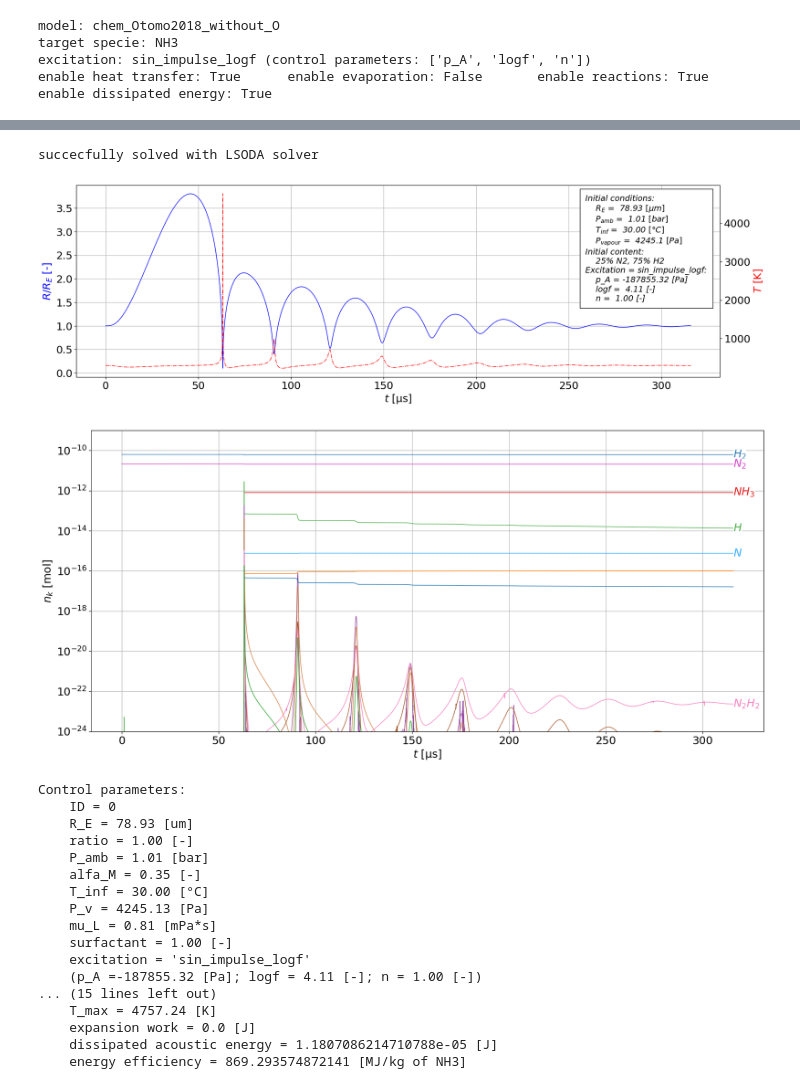
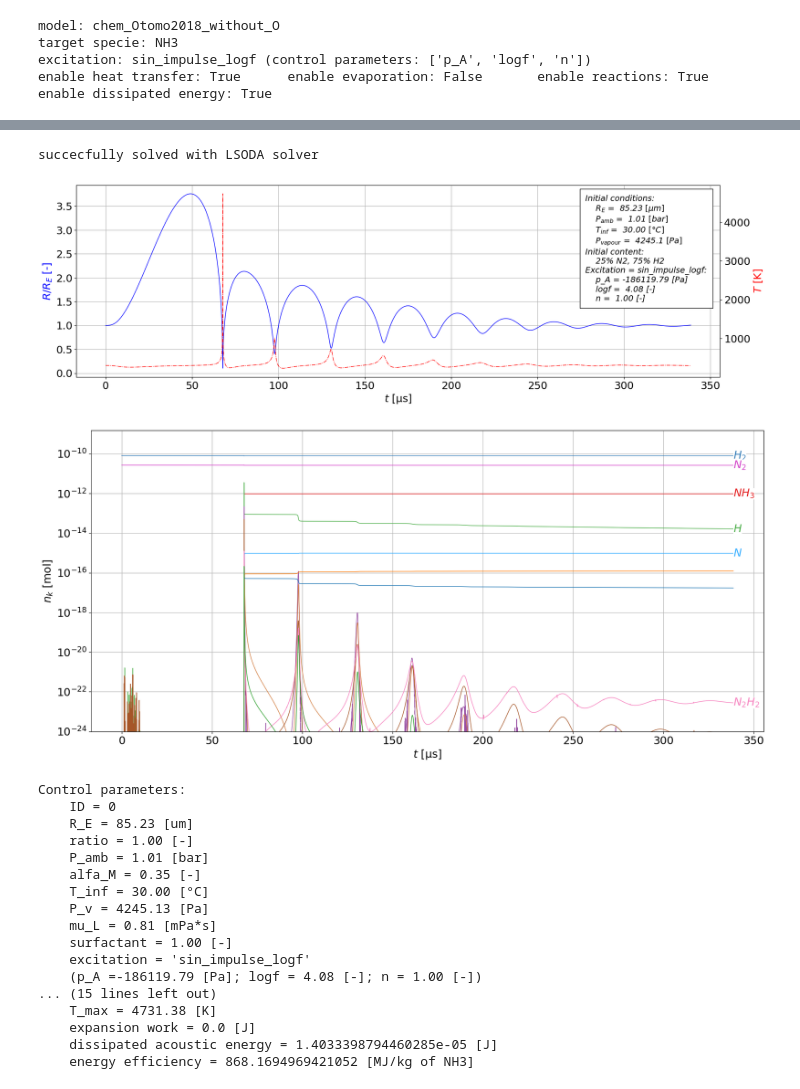
Before and after one commit to hihihi2001/parameter_studies, a Jupyter notebook: read csv files.ipynb, the cells around one changed output, grey strips where cells are left out. Saved outputs shown, nothing was run; the diff lists cells and outputs as text; code cells hidden in the pictures.

```diff
--- a/read csv files.ipynb
+++ b/read csv files.ipynb
@@ -74,9 +69,34 @@ file_base_name = 'output_'
+# %%
+"""Base settings"""
+
+directory = r'D:\parameter_studies\2_plus_1_gradient_search\1_atm_grad_method'
+'''
+1_atm:
+    best energy_efficiency:  1198.5186 MJ/kg
+    avarage best energy_efficiency:  2.0574e+23 MJ/kg
+    average file length: 91.18 rows
+1_atm_gd_smaller_intervals:
+    best energy_efficiency:  869.2908 MJ/kg
+    avarage best energy_efficiency:  4.6498e+24 MJ/kg
+    average file length: 117.92 rows
+1_atm_gd_smaller_intervals_logf:
+    best energy_efficiency:  868.1620 MJ/kg
+    avarage best energy_efficiency:  1.9965e+24 MJ/kg
+    average file length: 118.12 rows
+1_atm_grad_method:
+    best energy_efficiency:  35689062.3888 MJ/kg
+    avarage best energy_efficiency:  1.1523e+23 MJ/kg
+    average file length: 232.93 rows
+'''
+file_base_name = 'output_'
 # %%
 """Load all CSV files from directory into a dataframe (all_data)"""
 
 # create a dataframe
 all_data = pd.DataFrame()
 num = 0
+file_lens = []
+mins = []
 print(f'Found files:')
 
 # iterate trough all files in directory (including subdirectories)
@@ -94,8 +114,16 @@ for (root, dirs, files) in os.walk(directory):
         # read file
         num += 1
         current_data = pd.read_csv(os.path.join(root, file))
+
+        # Cast object-dtype columns with all-bool values to bool dtype
+        for col in current_data.columns:
+            if current_data[col].dtype == 'object' and all(current_data[col].dropna().map(lambda x: isinstance(x, bool))):
+                current_data[col] = current_data[col].astype(bool)
+
         print(f'\t{file: <24} ({current_data.shape[0]: >4} rows)')
         all_data = pd.concat([all_data, current_data])
+        file_lens.append(current_data.shape[0])
+        mins.append(current_data['energy_efficiency'].min())
 
 
 # Print some stats:
@@ -300,39 +250,39 @@ def line_to_dict(line):
     fractions = str(line['fractions'])
     fractions = [float(frac) for frac in fractions.split(' ') if frac != '']
 
     cpar = de.dotdict(dict(
         ID = line['ID'],                  # ID of control parameter (not used during calculation)
     # Initial conditions:
         R_E = line['R_E'],                # bubble equilibrium radius [m]
         ratio = line['ratio'],            # initial radius / equilibrium radius R_0/R_E [-]
         gases = gases,                    # indexes of species in initial bubble (list of species indexes)
         fractions = fractions,            # molar fractions of species in initial bubble (list of fractions for every gas)
     # Ambient parameters:
         P_amb = line['P_amb'],            # ambient pressure [Pa]
         T_inf = line['T_inf'],            # ambient temperature [K]
     # Liquid parameters:
         alfa_M = line['alfa_M'],          # water accommodation coefficient [-]
         P_v = line['P_v'],                # vapour pressure [Pa]
         mu_L = line['mu_L'],              # dynamic viscosity [Pa*s]
         c_L = line['c_L'],                # sound speed [m/s]
         surfactant = line['surfactant'],  # surfactant (surface tension modfier) [-]
     ))
 
     # Excitation parameters:
     for arg in de.excitation_args:
         cpar[arg] = line[arg]
 
     return cpar
 
-cpar = line_to_dict(good_data.iloc[5])   # choose the most energy efficient one
+cpar = line_to_dict(good_data.iloc[1])   # choose the most energy efficient one
 de.plot(cpar, show_legend=False)
 # %% [output]
 succecfully solved with LSODA solver
-[figure, old version]
+[figure, new version]
-[figure, old version]
+[figure, new version]
 Control parameters:
     ID = 0
-    R_E = 78.93 [um]
+    R_E = 85.23 [um]
     ratio = 1.00 [-]
     P_amb = 1.01 [bar]
     alfa_M = 0.35 [-]
@@ -341,9 +291,9 @@ Control parameters:
     mu_L = 0.81 [mPa*s]
     surfactant = 1.00 [-]
     excitation = 'sin_impulse_logf'
-    (p_A =-187855.32 [Pa]; logf = 4.11 [-]; n = 1.00 [-])
+    (p_A =-186119.79 [Pa]; logf = 4.08 [-]; n = 1.00 [-])
 ... (15 lines left out)
-    T_max = 4757.24 [K]
+    T_max = 4731.38 [K]
     expansion work = 0.0 [J]
-    dissipated acoustic energy = 1.1807086214710788e-05 [J]
-    energy efficiency = 869.293574872141 [MJ/kg of NH3]
+    dissipated acoustic energy = 1.4033398794460285e-05 [J]
+    energy efficiency = 868.1694969421052 [MJ/kg of NH3]
```
Also changed, not shown: parts of 5 cells of this notebook, 44 other files.
